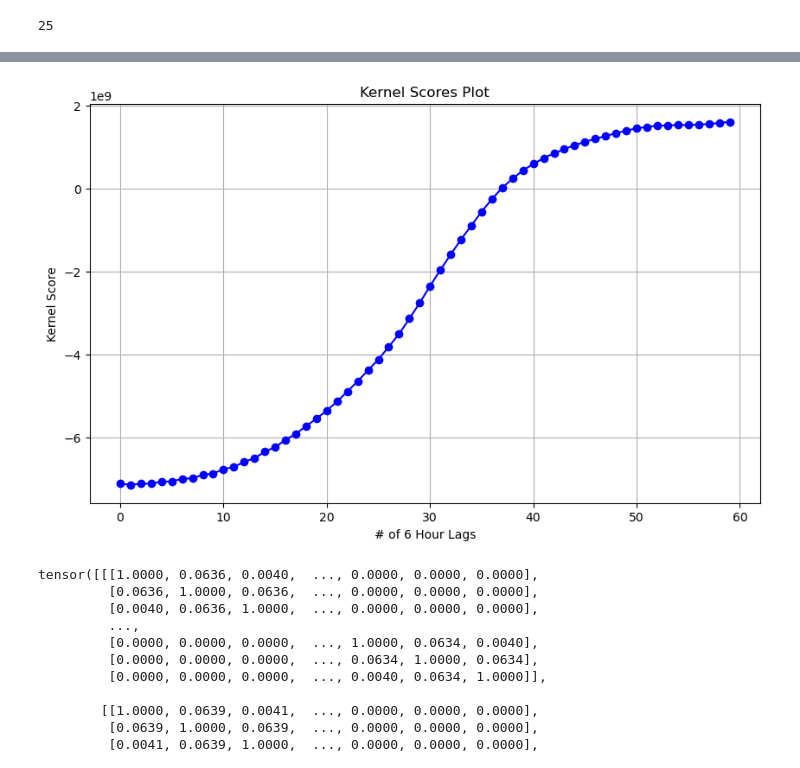
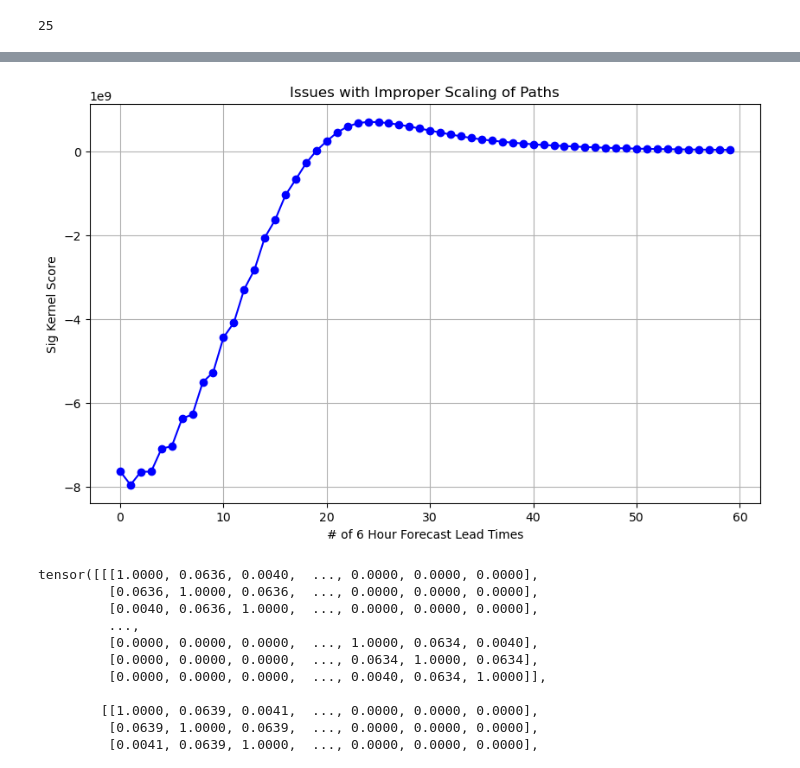
Before and after one commit to archerdodson/WeatherBench2-Implementation, a Jupyter notebook: SigKernelTrials3.ipynb, the cells around one changed output, grey strips where cells are left out. Drawn from its saved outputs; the diff is of its cells as text; code cells hidden in the pictures.

Commit message:
PathsNormalised

```diff
--- a/SigKernelTrials3.ipynb
+++ b/SigKernelTrials3.ipynb
@@ -27,9 +45,9 @@ forecasts
 # %%
-forecastssel = forecasts['temperature'].sel(level = 500, time = slice('2020-01-01', '2020-02-01'))
+forecastssel = forecasts['temperature'].sel(level = 500, time = slice('2020-01-01', '2020-01-10'))
 forecasts0 = forecastssel[:,:,:,:,:]
 savedfor = forecasts0.values
 
-observationsel = observations['temperature'].sel(level = 500, time = slice('2020-01-01', '2020-02-16')) #Plus 15 days
+observationsel = observations['temperature'].sel(level = 500, time = slice('2020-01-01', '2020-01-25')) #Plus 15 days
 savedobs = observationsel.values
 #1 month forecasts (1.5 obs) takes 1m9
 # %%
@@ -111,10 +129,10 @@ kernelscores = [[],[],[],[],[],[]]
 #Non weighted
 #61 predictlags, just doing 60
 
-scale = findscale(savedobs, savedfor)
+scale = findscale(savedobs, savedfor)/10
 
 j =-1
-for sigma in [1]: # 5e-2, 1e-1, 2.5e-1, 5e-1, 7.5e-1, 1.]:
+for sigma in [10]: # 5e-2, 1e-1, 2.5e-1, 5e-1, 7.5e-1, 1.]:
         j+=1
         static_kernel = sigkernel.RBFKernel(sigma=sigma)
         dyadic_order = 2
@@ -173,16 +202,16 @@ kernelscores
 # %%
 test1 = kernelscores[0]
 #Sigma 1, Dyadic Order 2, CumSum, Lead Lagged, shift, Not Lat weighted
 
 plt.figure(figsize=(10, 6))  # Set the figure size if needed
 plt.plot(test1, marker='o', linestyle='-', color='b')  # Plot with line and marker
-plt.title("Kernel Scores Plot")
-plt.xlabel("# of 6 Hour Lags")
-plt.ylabel("Kernel Score")
+plt.title("Issues with Improper Scaling of Paths")
+plt.xlabel("# of 6 Hour Forecast Lead Times")
+plt.ylabel("Sig Kernel Score")
 plt.grid(True)  # Optional: add a grid for better readability
 plt.show()
 # %% [output]
-[figure, old version]
+[figure, new version]
 # %%
 static_kernel = sigkernel.RBFKernel(sigma=1)
 static_kernel.batch_kernel(X,X)
```
Also changed, not shown: parts of 4 cells of this notebook, 9 other files.
